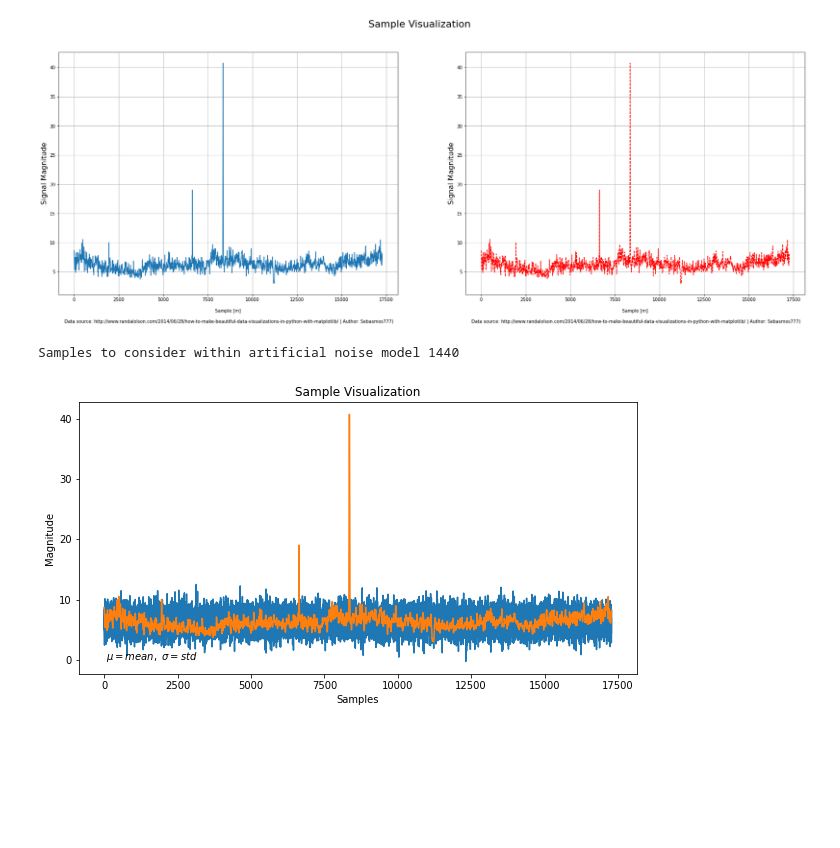
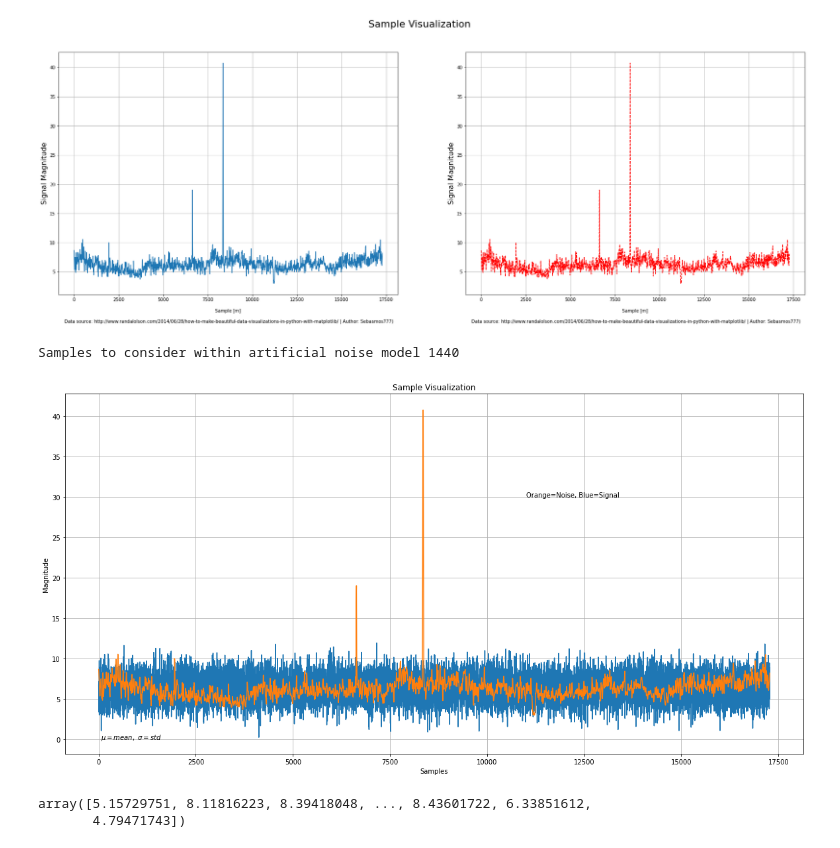
Before and after one commit to sebasmos/SolarFlares-Standford, a Jupyter notebook: SunAnalysis_TensorFlow_pynb.ipynb, the cells around one changed output. Cells and saved outputs as stored; diff of their text form; code cells hidden in the pictures; blank space fills up the shorter version.

```diff
--- a/SunAnalysis_TensorFlow_pynb.ipynb
+++ b/SunAnalysis_TensorFlow_pynb.ipynb
@@ -128,26 +128,32 @@ plt.show()
 # %%
 ## ANALISIS DE RUIDO ARTIFICIAL EN SENAL SOLAR
 print("Samples to consider within artificial noise model {}".format(M))
 
 # Declaramos espacio de memoria para ruido gausiano
 GaussianNoise = []
 #Variables a considerar
 mu, sigma = mean, std
 # Hacemos un analisis muestral vertical.
 for i in range(1,M,1):
   ys = mu + std*np.random.randn(17280)
   GaussianNoise.append(ys)
 # Visualizar datos
 x = [x for x in range(len(ys))]
 
-plt.figure(figsize=(10, 5))
+plt.figure(figsize=(20, 10))
 plt.plot(x, ys, '-',x, Signal, '-', )
 plt.title("Sample Visualization")
 plt.ylabel("Magnitude")
 plt.xlabel("Samples")
-plt.axis(True)
+plt.grid(True)
 plt.text(60, .025, r'$\mu=mean,\ \sigma=std$')
+plt.text(11000, 30, r'Orange=Noise, Blue=Signal')
 plt.show()
 # %% [output]
 Samples to consider within artificial noise model 1440
-[figure, old version]
+[figure, new version]
+# %%
+ys
+# %% [output]
+array([5.15729751, 8.11816223, 8.39418048, ..., 8.43601722, 6.33851612,
+       4.79471743])
```
Also changed, not shown: parts of 1 cell of this notebook.
